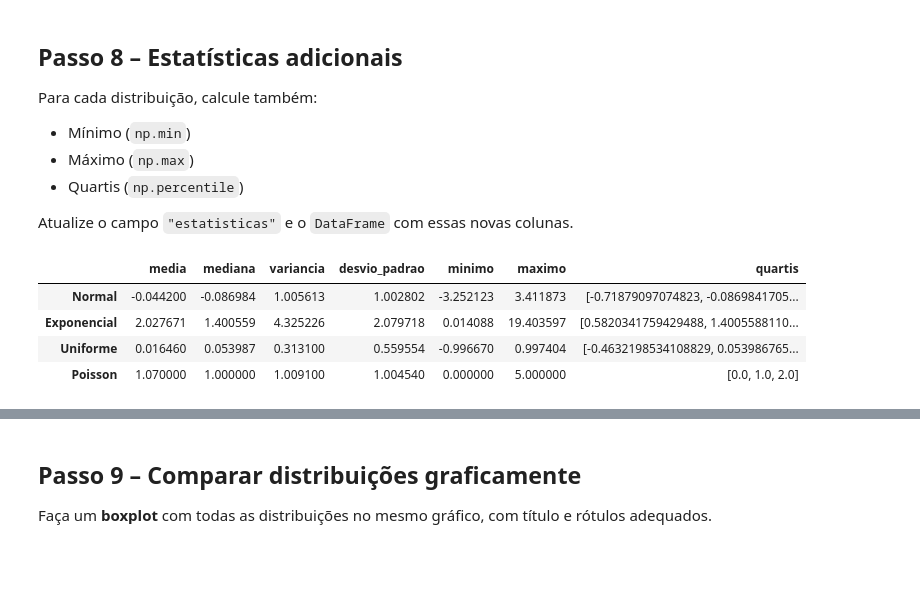
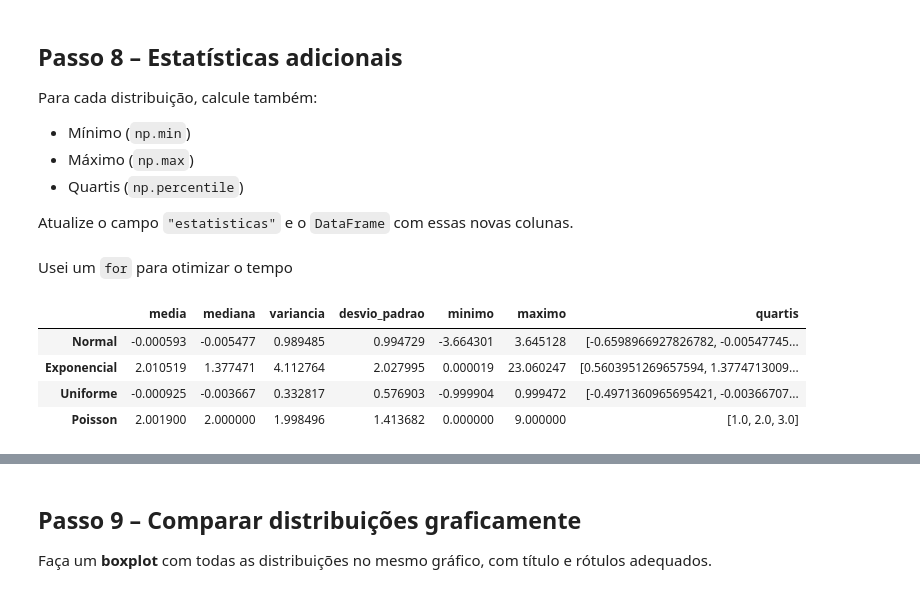
Before and after one commit to BenvenutiMateus/prog-estat, a Jupyter notebook: revisao.ipynb, the cells around one changed output, grey strips where cells are left out. Cells and saved outputs as stored; diff of their text form; code cells hidden in the pictures; blank space fills up the shorter version.

````diff
--- a/revisao.ipynb
+++ b/revisao.ipynb
@@ -50,8 +50,8 @@ Para cada distribuição, gere uma amostra de tamanho **1000** usando `numpy.ran
 # %%
 np.random.seed(67)
-distribuicoes['Normal']['dados'] = np.random.normal(**distribuicoes['Normal']['params'], size = 1000)
-distribuicoes['Exponencial']['dados'] = np.random.exponential(**distribuicoes['Exponencial']['params'], size = 1000)
-distribuicoes['Uniforme']['dados'] = np.random.uniform(**distribuicoes['Uniforme']['params'], size = 1000)
+distribuicoes['Normal']['dados'] = np.random.normal(**distribuicoes['Normal']['params'], size = 10000)
+distribuicoes['Exponencial']['dados'] = np.random.exponential(**distribuicoes['Exponencial']['params'], size = 10000)
+distribuicoes['Uniforme']['dados'] = np.random.uniform(**distribuicoes['Uniforme']['params'], size = 10000)
 # %% [markdown]
 Geração dos dados a partir do numpy com distribuições das chaves do dicionário
 # %% [markdown]
@@ -124,7 +126,7 @@ distribuicoes['Normal']['estatisticas']
 # %%
-dados_filtrados = {nome: valores['estatisticas'] for nome, valores in distribuicoes.items()}
+dados = {nome: valores['estatisticas'] for nome, valores in distribuicoes.items()}
 
-df = pd.DataFrame.from_dict(dados_filtrados, orient='index')
+df = pd.DataFrame.from_dict(dados, orient='index')
 df
 # %% [output]
 |  | media | mediana | variancia | desvio_padrao |
@@ -138,7 +142,8 @@ df
 - Calcule as estatísticas básicas e atualize o `DataFrame`.
 # %%
 distribuicoes['Poisson'] = {}
-distribuicoes['Poisson']['dados'] = np.random.poisson(size = 1000)
+distribuicoes['Poisson']['params'] = {'lambda' : 2}
+distribuicoes['Poisson']['dados'] = np.random.poisson(distribuicoes['Poisson']['params']['lambda'], size = 10000)
 distribuicoes['Poisson']['estatisticas'] = {
     'media' : np.mean(distribuicoes['Poisson']['dados']),
     'mediana' : np.median(distribuicoes['Poisson']['dados']),
@@ -163,14 +170,16 @@ for distribuicao in distribuicoes.keys():
     distribuicoes[distribuicao]['estatisticas'].update({
         'minimo': minimo, 'maximo':maximo, 'quartis':quartis
     })
+# %% [markdown]
+Usei um ```for``` para otimizar o tempo
 # %%
-dados_filtrados = {nome: valores['estatisticas'] for nome, valores in distribuicoes.items()}
+dados = {nome: valores['estatisticas'] for nome, valores in distribuicoes.items()}
 
-df = pd.DataFrame.from_dict(dados_filtrados, orient='index')
+df = pd.DataFrame.from_dict(dados, orient='index')
 df
 # %% [output]
 |  | media | mediana | variancia | desvio_padrao | minimo | maximo | quartis |
-| Normal | -0.044200 | -0.086984 | 1.005613 | 1.002802 | -3.252123 | 3.411873 | [-0.71879097074823, -0.0869841705... |
-| Exponencial | 2.027671 | 1.400559 | 4.325226 | 2.079718 | 0.014088 | 19.403597 | [0.5820341759429488, 1.4005588110... |
-| Uniforme | 0.016460 | 0.053987 | 0.313100 | 0.559554 | -0.996670 | 0.997404 | [-0.4632198534108829, 0.053986765... |
-| Poisson | 1.070000 | 1.000000 | 1.009100 | 1.004540 | 0.000000 | 5.000000 | [0.0, 1.0, 2.0] |
+| Normal | -0.000593 | -0.005477 | 0.989485 | 0.994729 | -3.664301 | 3.645128 | [-0.6598966927826782, -0.00547745... |
+| Exponencial | 2.010519 | 1.377471 | 4.112764 | 2.027995 | 0.000019 | 23.060247 | [0.5603951269657594, 1.3774713009... |
+| Uniforme | -0.000925 | -0.003667 | 0.332817 | 0.576903 | -0.999904 | 0.999472 | [-0.4971360965695421, -0.00366707... |
+| Poisson | 2.001900 | 2.000000 | 1.998496 | 1.413682 | 0.000000 | 9.000000 | [1.0, 2.0, 3.0] |
````
Also changed, not shown: parts of 16 cells of this notebook, 1 other file.
